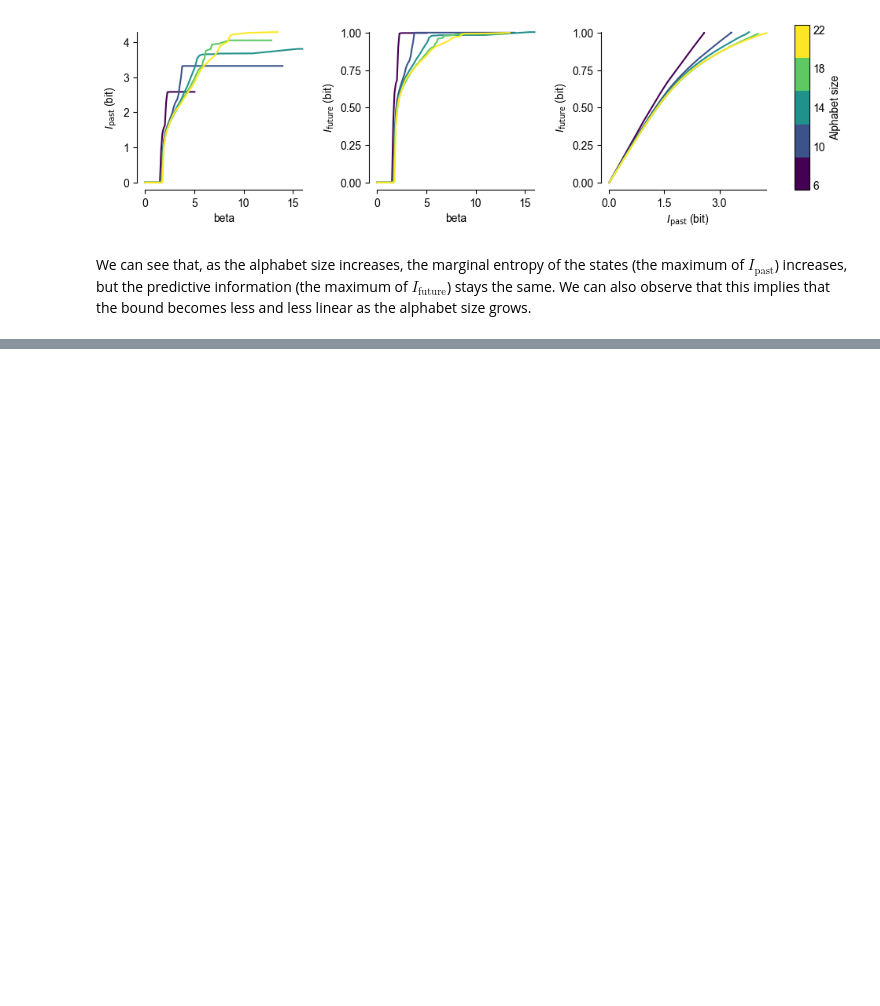
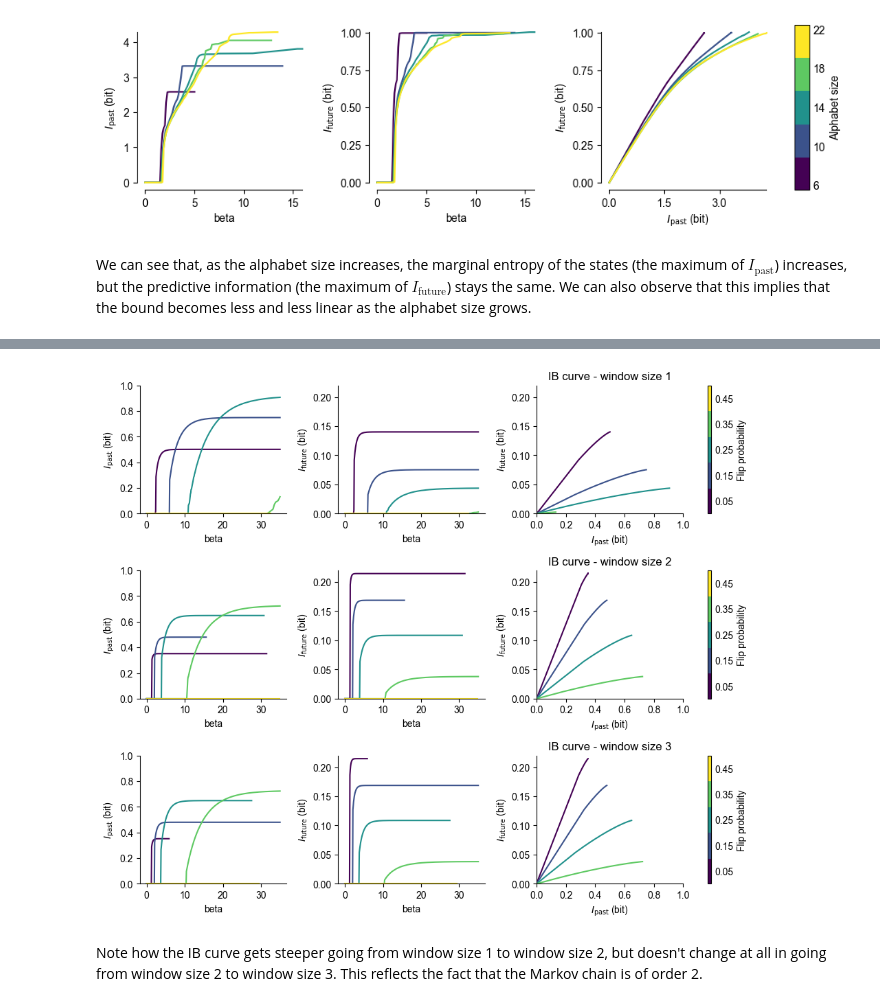
Before and after one commit to epiasini/embo-github-mirror, a Jupyter notebook: embo/examples/Markov-Chains.ipynb, the cells around one changed output, grey strips where cells are left out. Saved outputs shown, nothing was run; the diff lists cells and outputs as text; code cells hidden in the pictures; blank space fills up the shorter version.

Commit message:
Add noisy-gate markov chain example to highlight use of window size

```diff
--- a/embo/examples/Markov-Chains.ipynb
+++ b/embo/examples/Markov-Chains.ipynb
@@ -217,0 +258,65 @@ We can see that, as the alphabet size increases, the marginal entropy of the sta
+# %%
+p_delta = 0.10
+p_flip_range = np.arange(0.05, 0.50, p_delta)
+window_size_range = [1,2,3]
+
+i_p_lg = np.zeros((len(p_flip_range), len(window_size_range)), dtype='O')
+i_f_lg = np.zeros((len(p_flip_range), len(window_size_range)), dtype='O')
+b_lg = np.zeros((len(p_flip_range), len(window_size_range)), dtype='O')
+
+for k,p in tqdm(enumerate(p_flip_range)):
+    c = NoisyAndChain(flip_p=p)
+    sample = c.get_sample_chain(10000)
+    for i,w in enumerate(window_size_range):
+        past, future, beta = empirical_bottleneck(sample[:-w],sample[w:], window_size_x=w, maxbeta=35, numbeta=400, processes=4)
+        i_p_lg[k,i] = past
+        i_f_lg[k,i] = future
+        b_lg[k,i] = beta
+# %%
+fig, ax = plt.subplots(constrained_layout=True, figsize=np.array((3,len(window_size_range)))*default_figsize, ncols=3, nrows=len(window_size_range))
+cm_lg = plt.get_cmap('viridis',len(p_flip_range))
+for k,p in enumerate(p_flip_range):
+    for i,window_size in enumerate(window_size_range):
+        past = i_p_lg[k,i]
+        future = i_f_lg[k,i]
+        beta = b_lg[k,i]
+        color = cm_lg(k/(len(p_flip_range)-1))
+        ax[i,0].plot(beta, past, color=color)
+        ax[i,1].plot(beta, future, color=color)
+        ax[i,2].plot(past, future, color=color)
+
+for i,window_size in enumerate(window_size_range):
+    cbar = plt.colorbar(
+        matplotlib.cm.ScalarMappable(norm=matplotlib.colors.Normalize(vmin=p_flip_range.min()-p_delta/2, vmax=p_flip_range.max()+p_delta/2), cmap=cm_lg),
+        ax=ax[i], ticks=p_flip_range, location='right', aspect=40)
+    cbar.ax.tick_params(size=0)
+    cbar.set_label('Flip probability')
+    ax[i,0].set_xlabel('beta')
+    ax[i,0].set_ylabel("$I_{\mathrm{past}}$ (bit)")
+    ax[i,1].set_xlabel('beta')
+    ax[i,1].set_ylabel("$I_{\mathrm{future}}$ (bit)")
+    ax[i,2].set_xlabel("$I_{\mathrm{past}}$ (bit)")
+    ax[i,2].set_ylabel("$I_{\mathrm{future}}$ (bit)")
+
+
+    #ax[i,0].yaxis.set_major_locator(matplotlib.ticker.MultipleLocator(0.2))
+    ax[i,0].set_ylim((0,1))
+    #ax[i,1].yaxis.set_major_locator(matplotlib.ticker.MultipleLocator(0.05))
+    ax[i,1].set_ylim((0,0.22))
+    #ax[i,2].yaxis.set_major_locator(matplotlib.ticker.MultipleLocator(0.05))
+    #ax[i,2].xaxis.set_major_locator(matplotlib.ticker.MaxNLocator(4))
+    ax[i,2].set_ylim((0,0.22))
+    ax[i,2].set_xlim((0,1))
+    ax[i,2].set_title('IB curve - window size {}'.format(window_size))
+for a in ax.flat:
+    a.spines['right'].set_visible(False)
+    a.spines['top'].set_visible(False)
+#     for loc, spine in a.spines.items():
+#         spine.set_smart_bounds(True)
+
+# fig.savefig('markov_chain_noisyand.png')
+# fig.savefig('markov_chain_noisyand.svg')
+# %% [output]
+[figure, added]
+# %% [markdown]
+Note how the IB curve gets steeper going from window size 1 to window size 2, but doesn't change at all in going from window size 2 to window size 3. This reflects the fact that the Markov chain is of order 2.
```
Also changed, not shown: parts of 4 cells of this notebook.
